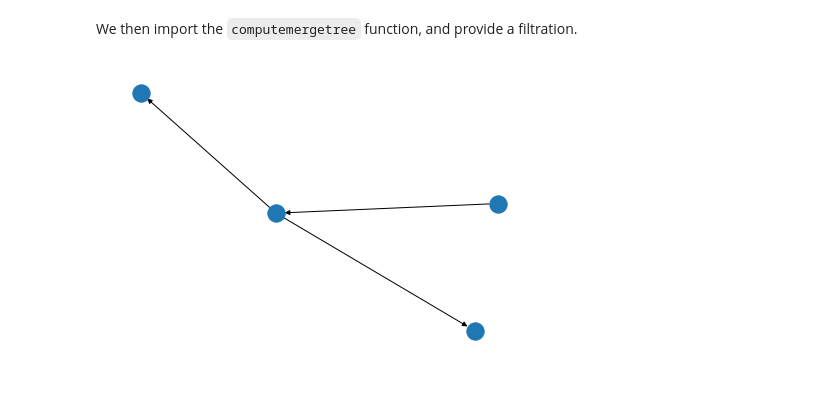
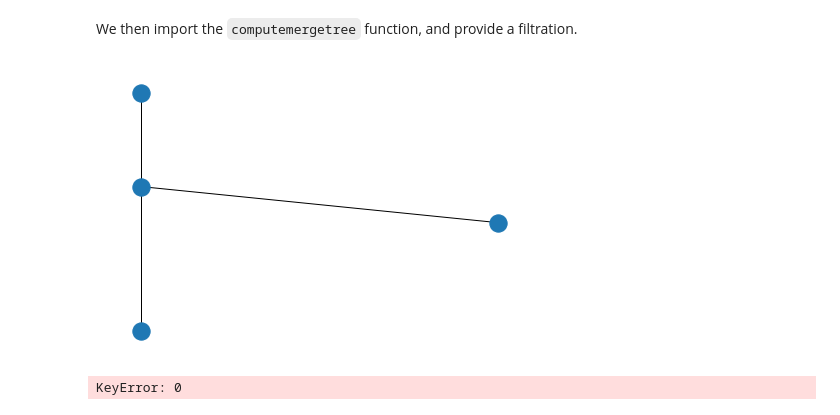
Before and after one commit to MunchLab/ceREEBerus, a Jupyter notebook: notebooks/reeb_plot.ipynb, the cells around one changed output. Drawn from its saved outputs; the diff is of its cells as text; code cells hidden in the pictures.

```diff
--- a/notebooks/reeb_plot.ipynb
+++ b/notebooks/reeb_plot.ipynb
@@ -175,8 +195,13 @@ We then import the `computemergetree` function, and provide a filtration.
 # %%
 from cereeberus.compute.merge import computemergetree
 # %%
-cmt = computemergetree(jm, [[7,7], [1, 1], 1])
+cmt = computemergetree(jm_im, [[8,0], [8, 7], 1], verbose=False, precision=1, filter=False)
-# %%
-nx.draw(cmt)
-# %% [output]
-[figure, removed]
+# %%
+pos=nx.get_node_attributes(cmt.G, 'pos')
+nx.draw(cmt.G, pos=pos)
+# %% [output]
+[figure, added]
+# %%
+cmt.plot_reeb()
+# %% [output]
+KeyError: 0
```
Also changed, not shown: parts of 21 cells of this notebook, 15 other files.
